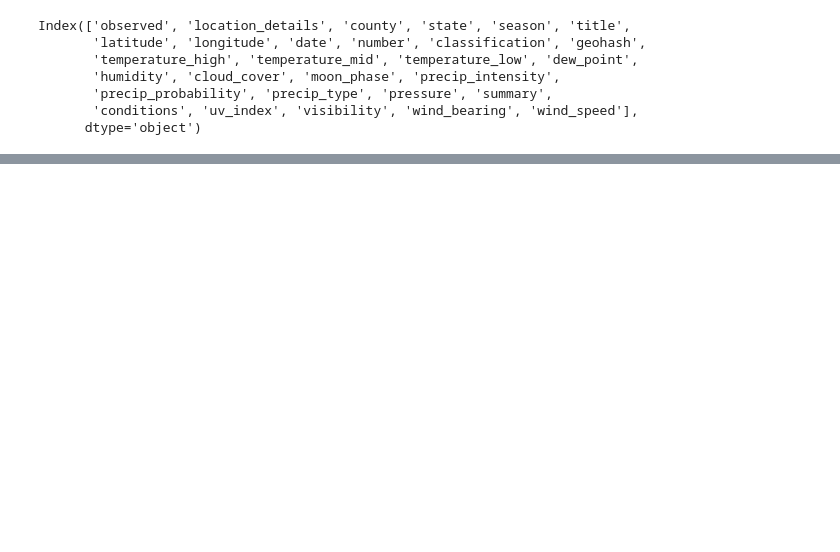
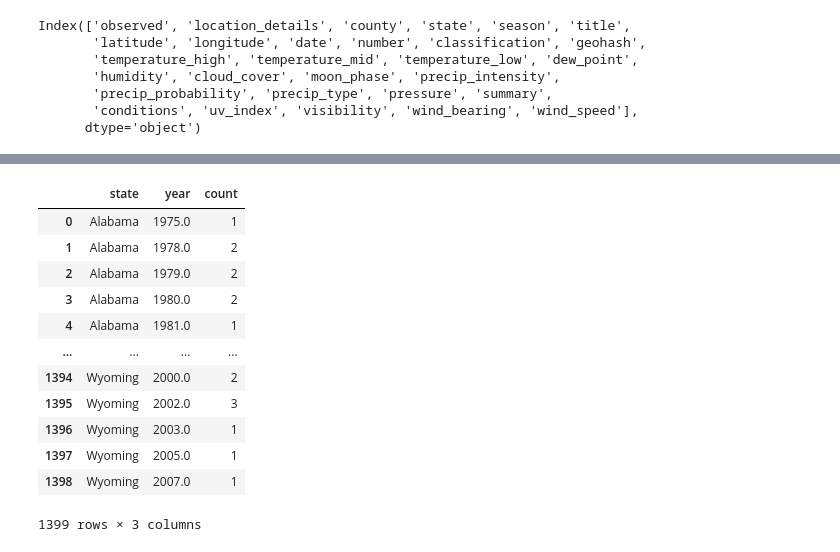
Before and after one commit to kflemming30/UFO_sightings, a Jupyter notebook: Sightings_Analysis.ipynb, the cells around one changed output, grey strips where cells are left out. Drawn from its saved outputs; the diff is of its cells as text; code cells hidden in the pictures; blank space fills up the shorter version.

Commit message:
added state sums

```diff
--- a/Sightings_Analysis.ipynb
+++ b/Sightings_Analysis.ipynb
@@ -588,0 +605,2 @@ merged_df.sort_values(by='sightings_per_10k', ascending=False)
+# %%
+bigfoot_sightings['date'] = pd.to_datetime(bigfoot_sightings['date'])
@@ -588,0 +674,22 @@ merged_df.sort_values(by='sightings_per_10k', ascending=False)
+# %%
+# Extract year from the 'date' column
+bigfoot_sightings['year'] = bigfoot_sightings['date'].dt.year
+
+# Group by 'state' and 'year' and get the counts
+bf_counts = bigfoot_sightings.groupby(['state', 'year']).size().reset_index(name='count')
+# %%
+bf_counts
+# %% [output]
+|  | state | year | count |
+| 0 | Alabama | 1975.0 | 1 |
+| 1 | Alabama | 1978.0 | 2 |
+| 2 | Alabama | 1979.0 | 2 |
+| 3 | Alabama | 1980.0 | 2 |
+| 4 | Alabama | 1981.0 | 1 |
+| ... | ... | ... | ... |
+| 1394 | Wyoming | 2000.0 | 2 |
+| 1395 | Wyoming | 2002.0 | 3 |
+| 1396 | Wyoming | 2003.0 | 1 |
+| 1397 | Wyoming | 2005.0 | 1 |
+| 1398 | Wyoming | 2007.0 | 1 |
+1399 rows × 3 columns
```
Also changed, not shown: parts of 17 cells of this notebook, 1 other file.
